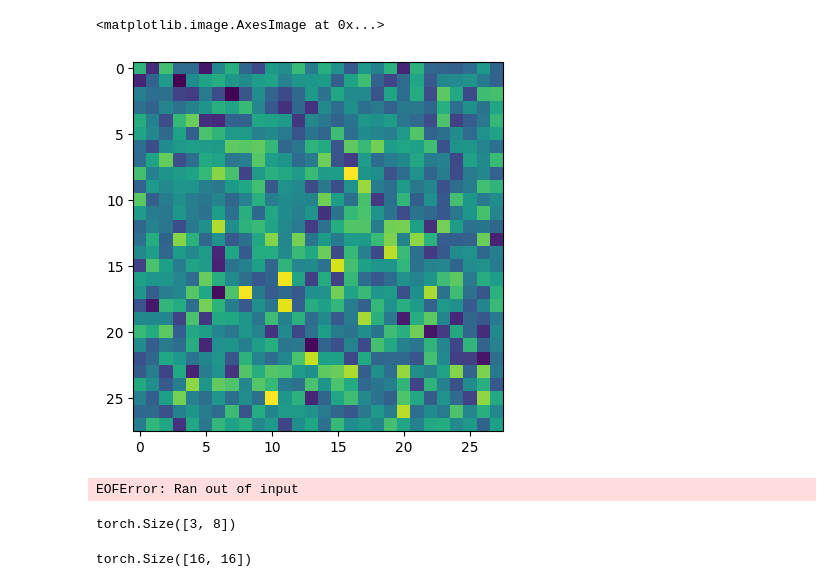
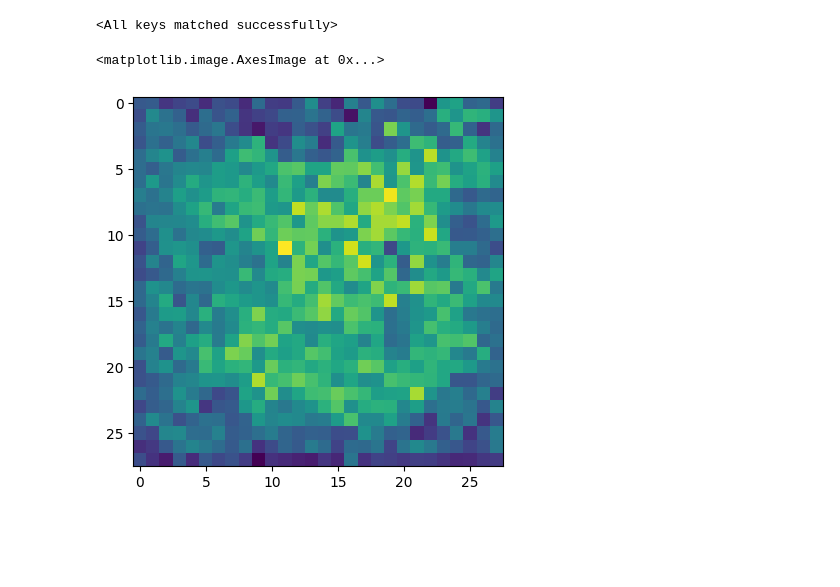
Before and after one commit to stojl/pml_exam, a Jupyter notebook: diffusion.ipynb, the cells around one changed output. Cells and saved outputs as stored; diff of their text form; code cells hidden in the pictures; blank space fills up the shorter version.

```diff
--- a/diffusion.ipynb
+++ b/diffusion.ipynb
@@ -8,5 +13,4 @@ import dataloader
 # %%
-
 class DownBlock(nn.Module):
     def __init__(self, in_channels, out_channels, dim, embedding_size):
         super(DownBlock, self).__init__()
@@ -61,19 +65,27 @@ class DiffusionModel2(nn.Module):
     def __init__(self, beta):
         super(DiffusionModel2, self).__init__()
 
-        self.device = device = torch.device("cuda:0" if torch.cuda.is_available() else "cpu")
+        self.device = torch.device("cuda:0" if torch.cuda.is_available() else "cpu")
         self.beta = beta.to(self.device) # Decay schedule
         self.T = beta.shape[0]
 
         self.D1 = DownBlock(1, 32, 28, 32) # D1 -> U3
         self.D2 = DownBlock(32, 64, 21, 32) # D2 -> U2
+        self.A1 = nn.MultiheadAttention(64 * 14 * 14, 4, batch_first=True)
         self.D3 = DownBlock(64, 128, 14, 32)
+        self.A2 = nn.MultiheadAttention(128 * 7 * 7, 4, batch_first=True)
 
         self.U1 = UpBlock(128, 64, 7, 32)
+        self.A3 = nn.MultiheadAttention(64 * 14 * 14, 4, batch_first=True)
         self.U2 = UpBlock(128, 32, 14, 32)
         self.U3 = UpBlock(64, 32, 21, 32)
 
-        self.OutConv = nn.Conv2d(32, 1, 3, padding=1)
+        self.time = nn.Linear(32, 32 * 28 * 28)
+        self.ln = nn.LayerNorm((28, 28))
+        self.Out1 = nn.Conv2d(32, 16, 3, padding=1)
+        self.Out2 = nn.Conv2d(16, 1, 3, padding=1)
+
+        self.relu = nn.ReLU()
 
     def alphabar(self, t):
         alpha = torch.zeros(t.shape[0], device=self.device)
@@ -113,19 +125,38 @@ class DiffusionModel2(nn.Module):
 
     def forward(self, x, t):
         T = self.embedtime(t, 32)
-        print(T.shape)
         x_to_U3 = self.D1(x, T)
         x_to_U2 = self.D2(x_to_U3, T)
+
+        x = x.view(-1, 64 * 14 * 14)
+        attention, _ = self.A1(x, x, x)
+        x = attention + x
+        x = x.view(-1, 64, 14, 14)
+
         x = self.D3(x_to_U2, T)
 
+        x = x.view(-1, 128 * 7 * 7)
+        attention, _ = self.A2(x, x, x)
+        x = attention + x
+        x = x.view(-1, 128, 7, 7)
+
         x = self.U1(x, T)
+
+        x = x.view(-1, 64 * 14 * 14)
+        attention, _ = self.A3(x, x, x)
+        x = attention + x
+        x = x.view(-1, 64, 14, 14)
+
         x = torch.cat([x, x_to_U2], dim=1)
         x = self.U2(x, T)
 
         x = torch.cat([x, x_to_U3], dim=1)
         x = self.U3(x, T)
 
-        x = self.OutConv(x)
+        Tx = self.relu(self.time(T))
+        x = Tx.view(-1, 32, 28, 28) + x
+        x = self.ln(self.relu(self.Out1(x)))
+        x = self.Out2(x)
 
         return x
 # %%
@@ -165,10 +201,15 @@ KeyboardInterrupt:
+# %%
+model = DiffusionModel2(torch.linspace(1e-4, 0.02, 1000))
+weights = torch.load('diffusionmodelunet.pth', torch.device('cpu'))
+model.load_state_dict(weights())
+# %% [output]
+<All keys matched successfully>
 # %%
 test = model.sample_image()
 # %%
 import matplotlib.pyplot as plt
 
-sigmoid = nn.Sigmoid()
-plt.imshow(test[500].view(28, 28))
+plt.imshow(test[0].view(28, 28))
 # %% [output]
 <matplotlib.image.AxesImage at 0x...>
-[figure, old version]
+[figure, new version]
@@ -185,11 +215,0 @@ def embedtime(self, t, embedding_size, dimensions):
-# %%
-import pickle
-file = open('diffusion_4', 'rb')
-
-test = pickle.load(file)
-# %% [output]
-EOFError: Ran out of input
-# %%
-x.shape
-# %% [output]
-torch.Size([3, 8])
@@ -206,6 +215,0 @@ def pos_encoding(self, t, channels, embed_size):
-# %%
-a = torch.tensor([2]).repeat(1, 32 // 2) * torch.arange(0, 32, 2)
-b = a = torch.tensor([2]).repeat(1, 32 // 2) * torch.arange(0, 32, 2)
-torch.cat([a, b], dim = 1).view(-1, 32, 1, 1).repeat(1, 1, 16, 16)[0][1].shape
-# %% [output]
-torch.Size([16, 16])
```
Also changed, not shown: parts of 6 cells of this notebook, 1 other file.
